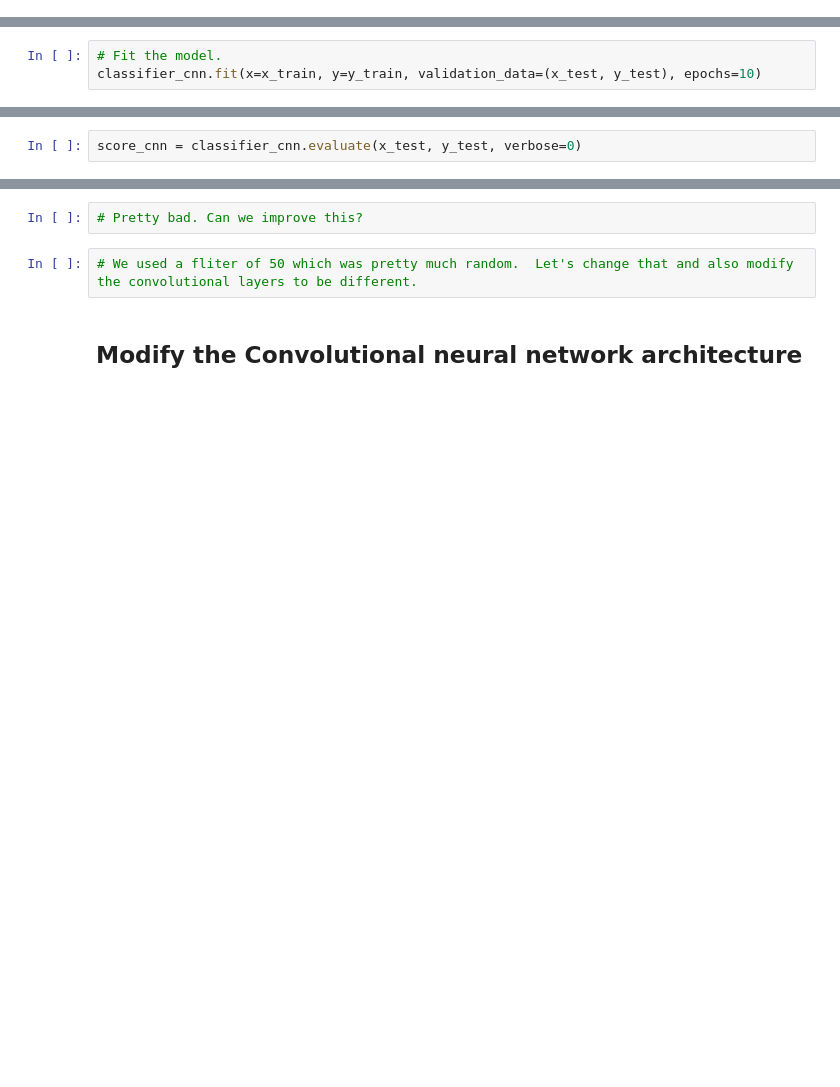
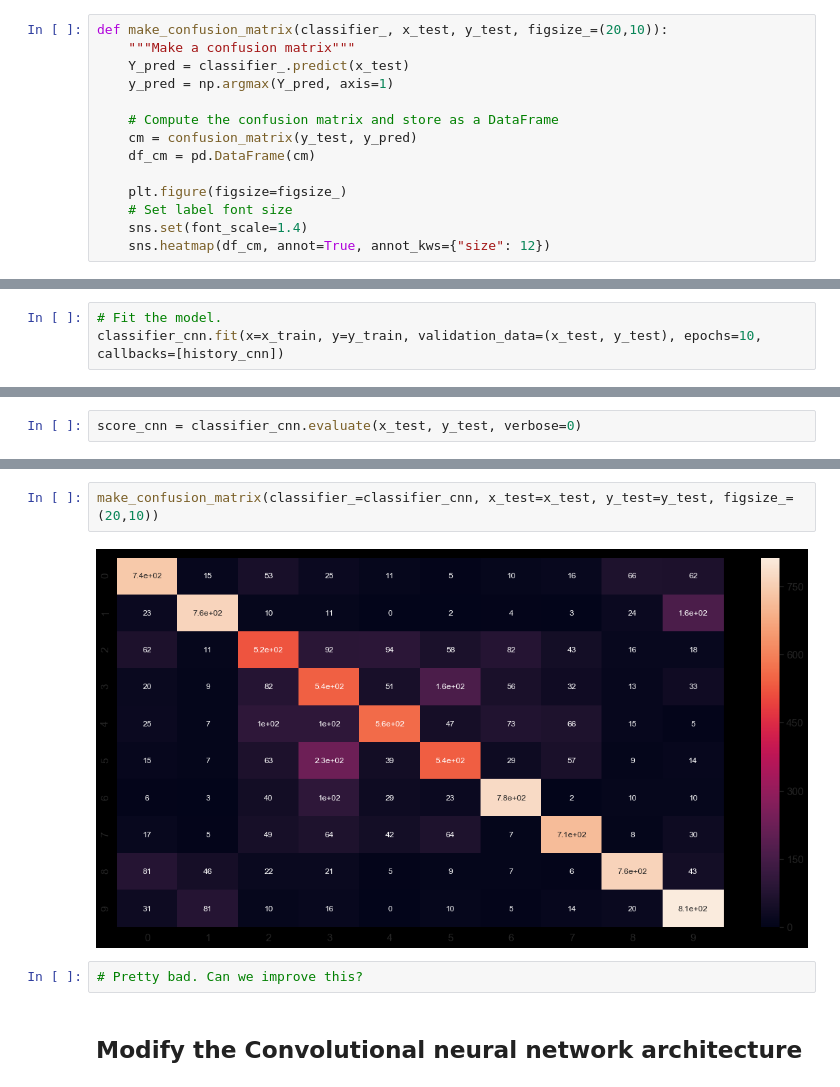
Before and after one commit to dokeeffe87/keras_examples, a Jupyter notebook: ConvNet_and_simple_GAN_examples.ipynb, the cells around one changed output, grey strips where cells are left out. Cells and saved outputs as stored; diff of their text form; blank space fills up the shorter version.

Commit message:
added a few different convolutional model experiments.

```diff
--- a/ConvNet_and_simple_GAN_examples.ipynb
+++ b/ConvNet_and_simple_GAN_examples.ipynb
@@ -34,3 +60,17 @@ def plot_model(model):
+# %%
+def make_confusion_matrix(classifier_, x_test, y_test, figsize_=(20,10)):
+    """Make a confusion matrix"""
+    Y_pred = classifier_.predict(x_test)
+    y_pred = np.argmax(Y_pred, axis=1)
+
+    # Compute the confusion matrix and store as a DataFrame
+    cm = confusion_matrix(y_test, y_pred)
+    df_cm = pd.DataFrame(cm)
+
+    plt.figure(figsize=figsize_)
+    # Set label font size
+    sns.set(font_scale=1.4)
+    sns.heatmap(df_cm, annot=True, annot_kws={"size": 12})
 # %% [markdown]
 # Load data
 * First, we'll use the cifar 10 data set.
@@ -194,6 +249,6 @@ classifier_cnn.compile(optimizer=keras.optimizers.Adam(), loss="sparse_categoric
 # %%
 # Fit the model.
-classifier_cnn.fit(x=x_train, y=y_train, validation_data=(x_test, y_test), epochs=10)
+classifier_cnn.fit(x=x_train, y=y_train, validation_data=(x_test, y_test), epochs=10, callbacks=[history_cnn])
 # %% [output]
 Train on 50000 samples, validate on 10000 samples
 Epoch 1/10
@@ -226,7 +285,9 @@ Test accuracy: 0.6904
+# %%
+make_confusion_matrix(classifier_=classifier_cnn, x_test=x_test, y_test=y_test, figsize_=(20,10))
+# %% [output]
+[figure, added]
 # %%
 # Pretty bad. Can we improve this?
-# %%
-# We used a fliter of 50 which was pretty much random.  Let's change that and also modify the convolutional layers to be different.
 # %% [markdown]
 ## Modify the Convolutional neural network architecture
 # %%
```
Also changed, not shown: parts of 47 cells of this notebook.
